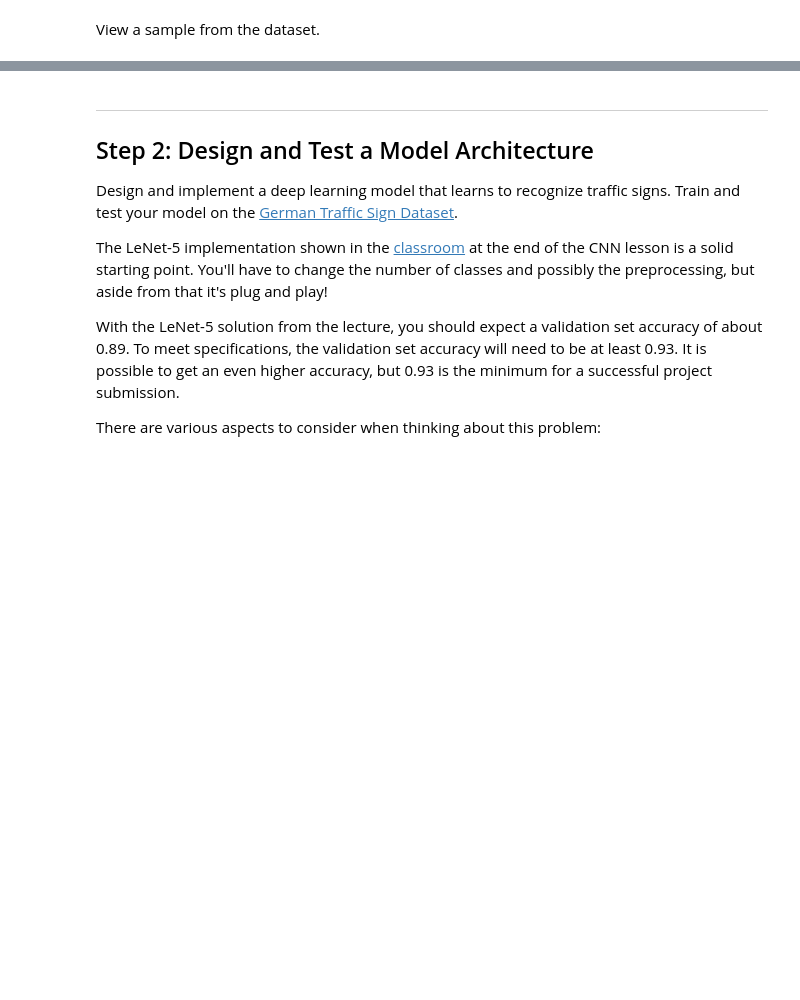
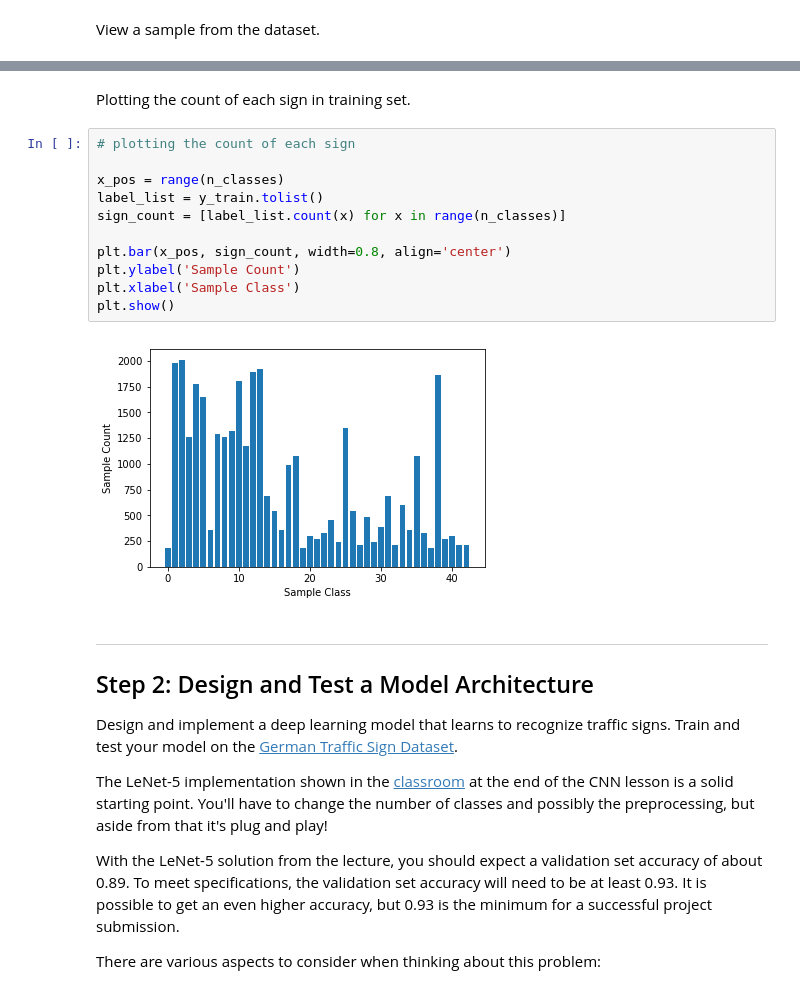
Before and after one commit to AravindaDP/CarND-Traffic-Sign-Classifier-Project, a Jupyter notebook: Traffic_Sign_Classifier.ipynb, the cells around one changed output, grey strips where cells are left out. Cells and saved outputs as stored; diff of their text form; blank space fills up the shorter version.

```diff
--- a/Traffic_Sign_Classifier.ipynb
+++ b/Traffic_Sign_Classifier.ipynb
@@ -134,3 +135,18 @@ Equalize Histogram
+# %% [markdown]
+Plotting the count of each sign in training set.
+# %%
+# plotting the count of each sign
+
+x_pos = range(n_classes)
+label_list = y_train.tolist()
+sign_count = [label_list.count(x) for x in range(n_classes)]
+
+plt.bar(x_pos, sign_count, width=0.8, align='center')
+plt.ylabel('Sample Count')
+plt.xlabel('Sample Class')
+plt.show()
+# %% [output]
+[figure, added]
 # %% [markdown]
 ----
 
```
Also changed, not shown: parts of 11 cells of this notebook, 3 other files.
